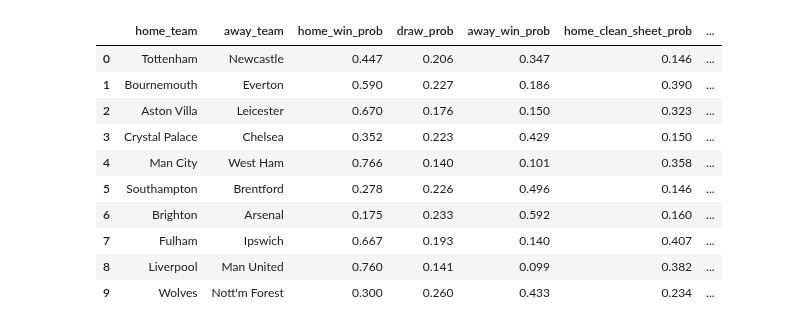
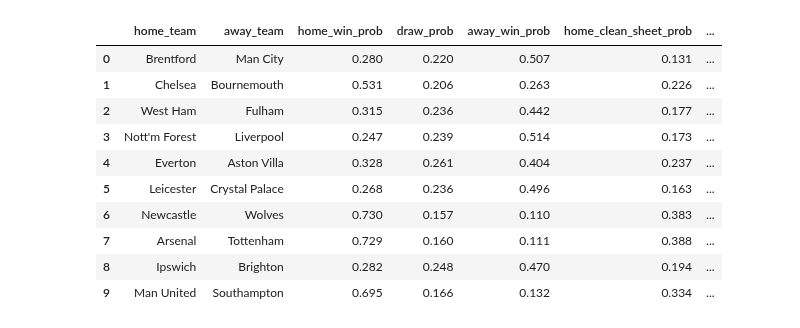
Before and after one commit to louis-porter/football-analytics, a Jupyter notebook: models/team-strength-models/ensemble_dixon_coles_model.ipynb, the cells around one changed output. Saved outputs shown, nothing was run; the diff lists cells and outputs as text; code cells hidden in the pictures.

```diff
--- a/models/team-strength-models/ensemble_dixon_coles_model.ipynb
+++ b/models/team-strength-models/ensemble_dixon_coles_model.ipynb
@@ -214,7 +245,7 @@ def fit_xG_model(df, xi=0.0001, sigma=1.0):
 
     print("Log Likelihood: ", res["fun"])
 
-    team_strength_df_xg.to_csv("predictions/xg_team_strength.csv")
+    team_strength_df_xg.to_csv("predictions/xg_team_strength_jan25.csv")
 
     return model_params
 
@@ -365,7 +396,7 @@ def fit_poisson_model(df, xi=0.0001):
 
     print("Log Likelihood: ", res["fun"])
 
-    team_strength_df_gls.to_csv("predictions/gls_team_strength.csv")
+    team_strength_df_gls.to_csv("predictions/gls_team_strength_jan25.csv")
 
     return model_params
 
@@ -504,52 +535,52 @@ Goals MAE (total): 0.8947971781305115
 # %%
 fixtures = [
-    ("Tottenham", "Newcastle"),
-    ("Bournemouth", "Everton"),
-    ("Aston Villa", "Leicester"),
-    ("Crystal Palace", "Chelsea"),
-    ("Man City", "West Ham"),
-    ("Southampton", "Brentford"),
-    ("Brighton", "Arsenal"),
-    ("Fulham", "Ipswich"),
-    ("Liverpool", "Man United"),
-    ("Wolves", "Nott'm Forest")
+    ("Brentford", "Man City"),
+    ("Chelsea", "Bournemouth"),
+    ("West Ham", "Fulham"),
+    ("Nott'm Forest", "Liverpool"),
+    ("Everton", "Aston Villa"),
+    ("Leicester", "Crystal Palace"),
+    ("Newcastle", "Wolves"),
+    ("Arsenal", "Tottenham"),
+    ("Ipswich", "Brighton"),
+    ("Man United", "Southampton")
 ]
 
 results = []
 
 for fixture in fixtures:
     home_team, away_team = fixture
 
     xg_preds = predict(xg_model_params, home_team, away_team)
     goals_preds = predict(goals_model_params, home_team, away_team)
 
     weighted_preds = {}
 
     for key in xg_preds.keys():
         weighted_value = (0.7 * xg_preds[key]) + (0.3 * goals_preds[key])
         weighted_preds[key] = weighted_value
 
     results.append({
         'home_team': home_team,
         'away_team': away_team,
         **weighted_preds
     })
 
 results_df = pd.DataFrame(results)
 
 
 # Display the results DataFrame
 display(results_df)
 # %% [output]
 |  | home_team | away_team | home_win_prob | draw_prob | away_win_prob | home_clean_sheet_prob | ... |
-| 0 | Tottenham | Newcastle | 0.447 | 0.206 | 0.347 | 0.146 | ... |
-| 1 | Bournemouth | Everton | 0.590 | 0.227 | 0.186 | 0.390 | ... |
-| 2 | Aston Villa | Leicester | 0.670 | 0.176 | 0.150 | 0.323 | ... |
-| 3 | Crystal Palace | Chelsea | 0.352 | 0.223 | 0.429 | 0.150 | ... |
-| 4 | Man City | West Ham | 0.766 | 0.140 | 0.101 | 0.358 | ... |
-| 5 | Southampton | Brentford | 0.278 | 0.226 | 0.496 | 0.146 | ... |
-| 6 | Brighton | Arsenal | 0.175 | 0.233 | 0.592 | 0.160 | ... |
-| 7 | Fulham | Ipswich | 0.667 | 0.193 | 0.140 | 0.407 | ... |
-| 8 | Liverpool | Man United | 0.760 | 0.141 | 0.099 | 0.382 | ... |
-| 9 | Wolves | Nott'm Forest | 0.300 | 0.260 | 0.433 | 0.234 | ... |
+| 0 | Brentford | Man City | 0.280 | 0.220 | 0.507 | 0.131 | ... |
+| 1 | Chelsea | Bournemouth | 0.531 | 0.206 | 0.263 | 0.226 | ... |
+| 2 | West Ham | Fulham | 0.315 | 0.236 | 0.442 | 0.177 | ... |
+| 3 | Nott'm Forest | Liverpool | 0.247 | 0.239 | 0.514 | 0.173 | ... |
+| 4 | Everton | Aston Villa | 0.328 | 0.261 | 0.404 | 0.237 | ... |
+| 5 | Leicester | Crystal Palace | 0.268 | 0.236 | 0.496 | 0.163 | ... |
+| 6 | Newcastle | Wolves | 0.730 | 0.157 | 0.110 | 0.383 | ... |
+| 7 | Arsenal | Tottenham | 0.729 | 0.160 | 0.111 | 0.388 | ... |
+| 8 | Ipswich | Brighton | 0.282 | 0.248 | 0.470 | 0.194 | ... |
+| 9 | Man United | Southampton | 0.695 | 0.166 | 0.132 | 0.334 | ... |
 # %%
```
Also changed, not shown: parts of 6 cells of this notebook, 3 other files.
